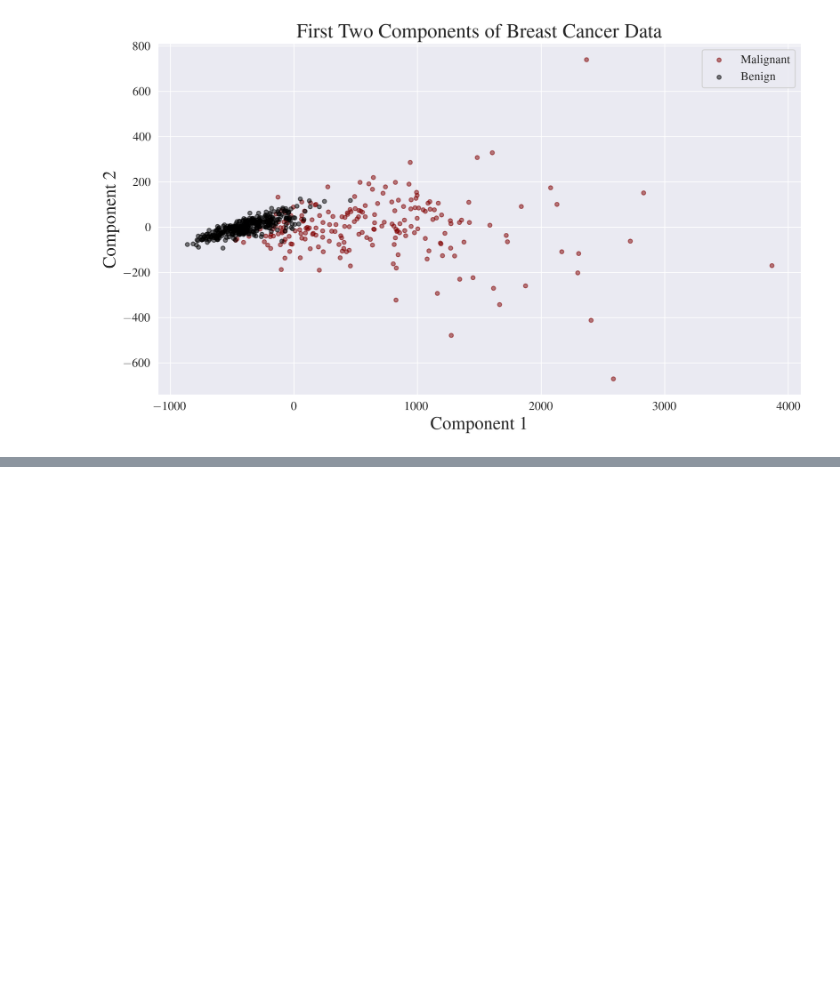
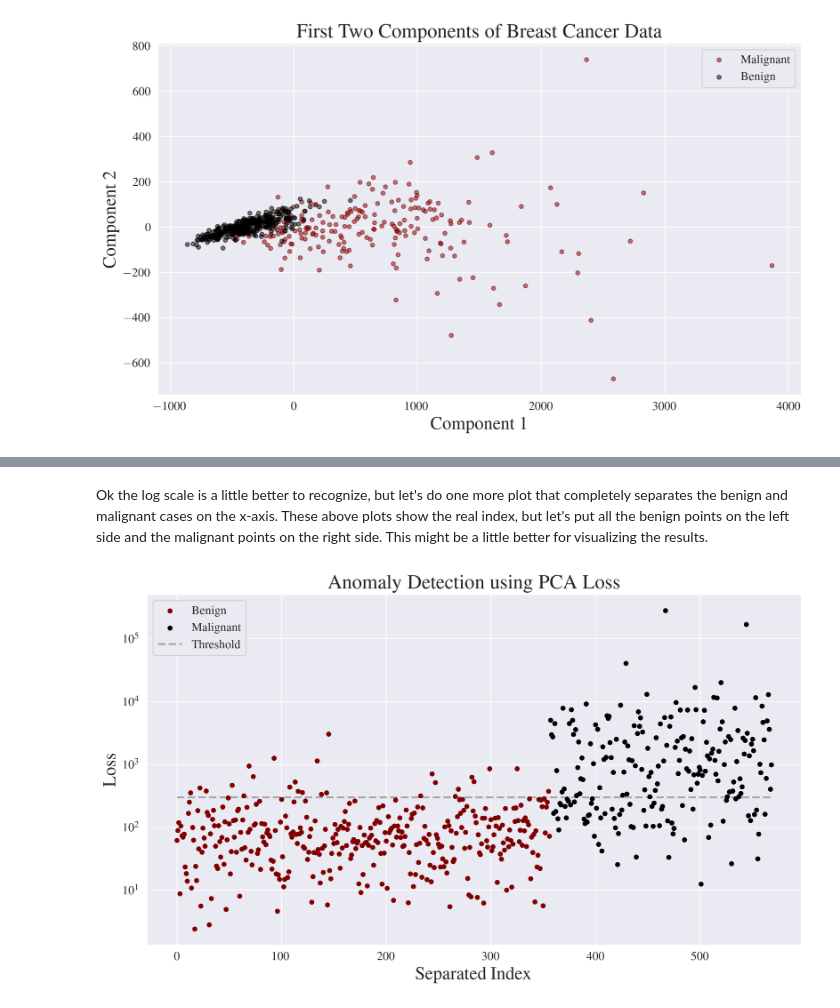
Before and after one commit to gabemorris12/machine_learning, a Jupyter notebook: Homework 3/Machine Learning Homework 3.ipynb, the cells around one changed output, grey strips where cells are left out. Cells and saved outputs as stored; diff of their text form; code cells hidden in the pictures; blank space fills up the shorter version.

```diff
--- a/Homework 3/Machine Learning Homework 3.ipynb
+++ b/Homework 3/Machine Learning Homework 3.ipynb
@@ -124,0 +178,21 @@ Randomly select a subset containing 100 of the benign cases and perform PCA on t
+# %% [markdown]
+Ok the log scale is a little better to recognize, but let's do one more plot that completely separates the benign and malignant cases on the x-axis. These above plots show the real index, but let's put all the benign points on the left side and the malignant points on the right side. This might be a little better for visualizing the results.
+# %%
+benign_left = np.arange(len(benign_indices))
+malignant_right = np.arange(benign_left.size, benign_left.size + malignant_indices.size)
+
+threshold = 300
+
+# Plot the loss showing the benign and malignant cases
+fig, ax = plt.subplots()
+ax.set_yscale('log')
+ax.scatter(benign_left, loss[benign_indices], label='Benign', zorder=3, marker='.')
+ax.scatter(malignant_right, loss[malignant_indices], label='Malignant', zorder=3, marker='.')
+ax.plot([0, malignant_right[-1]], [threshold, threshold], label='Threshold', ls='--', color='darkgrey')
+ax.set_xlabel('Separated Index')
+ax.set_ylabel('Loss')
+ax.set_title('Anomaly Detection using PCA Loss')
+ax.legend()
+plt.show()
+# %% [output]
+[figure, added]
```
Also changed, not shown: parts of 15 cells of this notebook, 1 other file.
